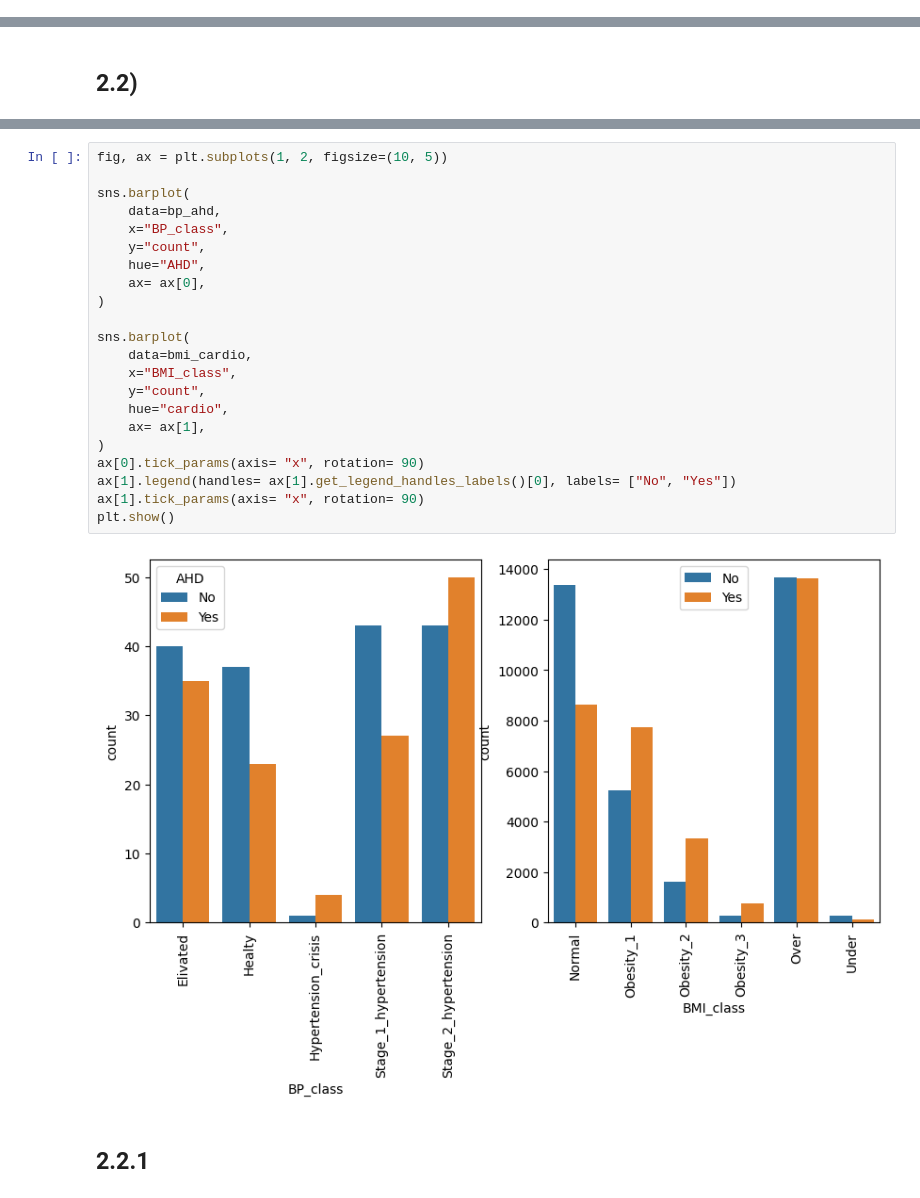
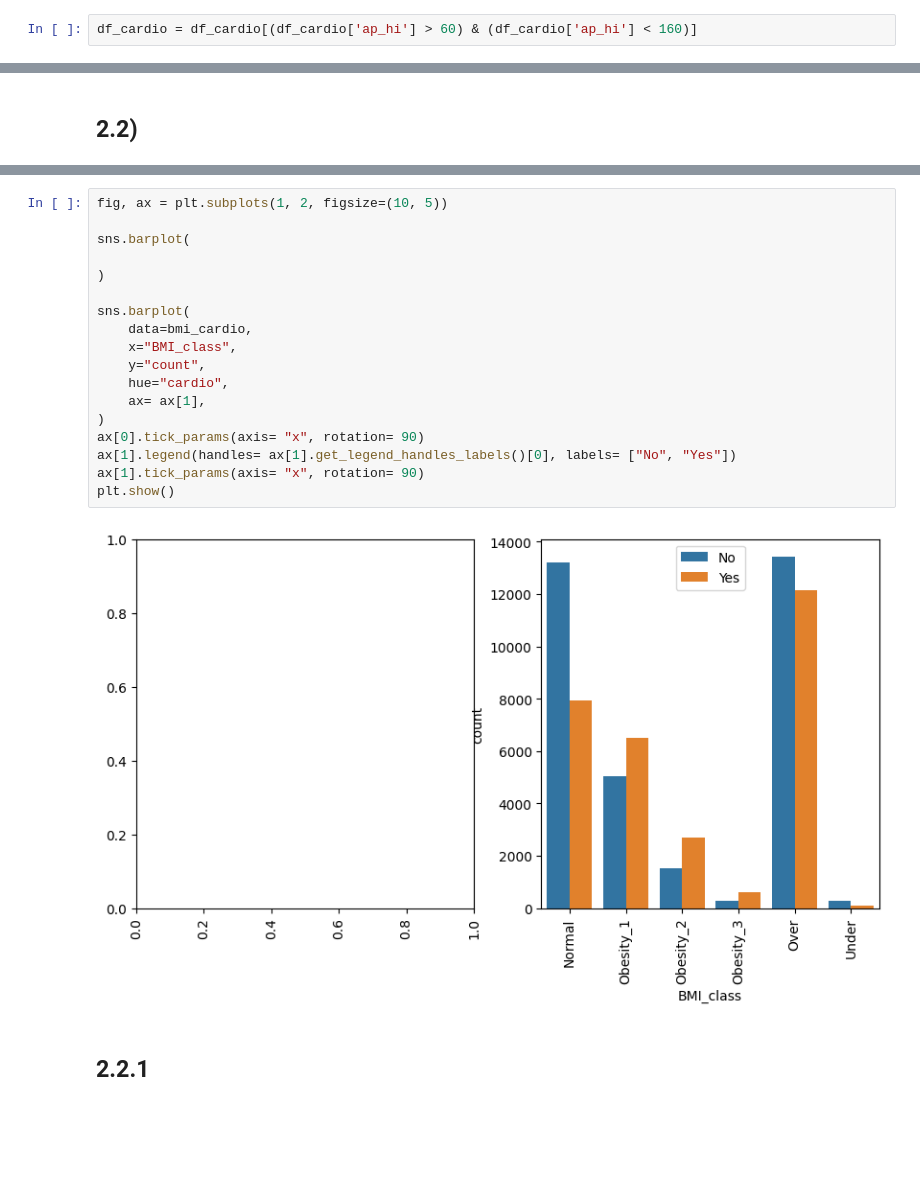
Before and after one commit to MiltonOberg/Artificial_Intelligence2-Milton-OPA23, a Jupyter notebook: Labb_1/labb_1.ipynb, the cells around one changed output, grey strips where cells are left out. Saved outputs shown, nothing was run; the diff lists cells and outputs as text; blank space fills up the shorter version.

```diff
--- a/Labb_1/labb_1.ipynb
+++ b/Labb_1/labb_1.ipynb
@@ -629,3 +629,5 @@ plt.ylim([34500, 35100])
 [figure]
 # %% [markdown]
 ## 2.B)
+# %%
+df_cardio = df_cardio[(df_cardio['ap_hi'] > 60) & (df_cardio['ap_hi'] < 160)]
@@ -833,27 +841,23 @@ bmi_cardio
 # %%
 fig, ax = plt.subplots(1, 2, figsize=(10, 5))
 
 sns.barplot(
-    data=bp_ahd,
-    x="BP_class",
-    y="count",
-    hue="AHD",
-    ax= ax[0],
+
 )
 
 sns.barplot(
     data=bmi_cardio,
     x="BMI_class",
     y="count",
     hue="cardio",
     ax= ax[1],
 )
 ax[0].tick_params(axis= "x", rotation= 90)
 ax[1].legend(handles= ax[1].get_legend_handles_labels()[0], labels= ["No", "Yes"])
 ax[1].tick_params(axis= "x", rotation= 90)
 plt.show()
 # %% [output]
-[figure, old version]
+[figure, new version]
 # %% [markdown]
 ## 2.2.1
 # %%
```
Also changed, not shown: parts of 18 cells of this notebook.
